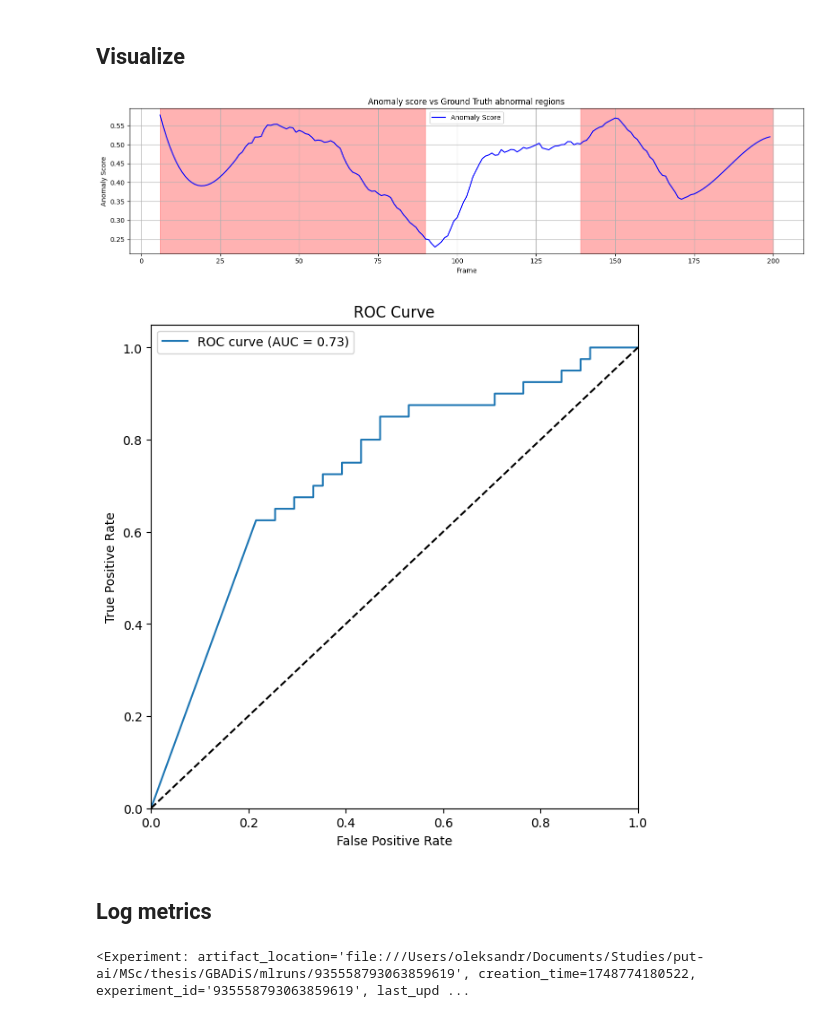
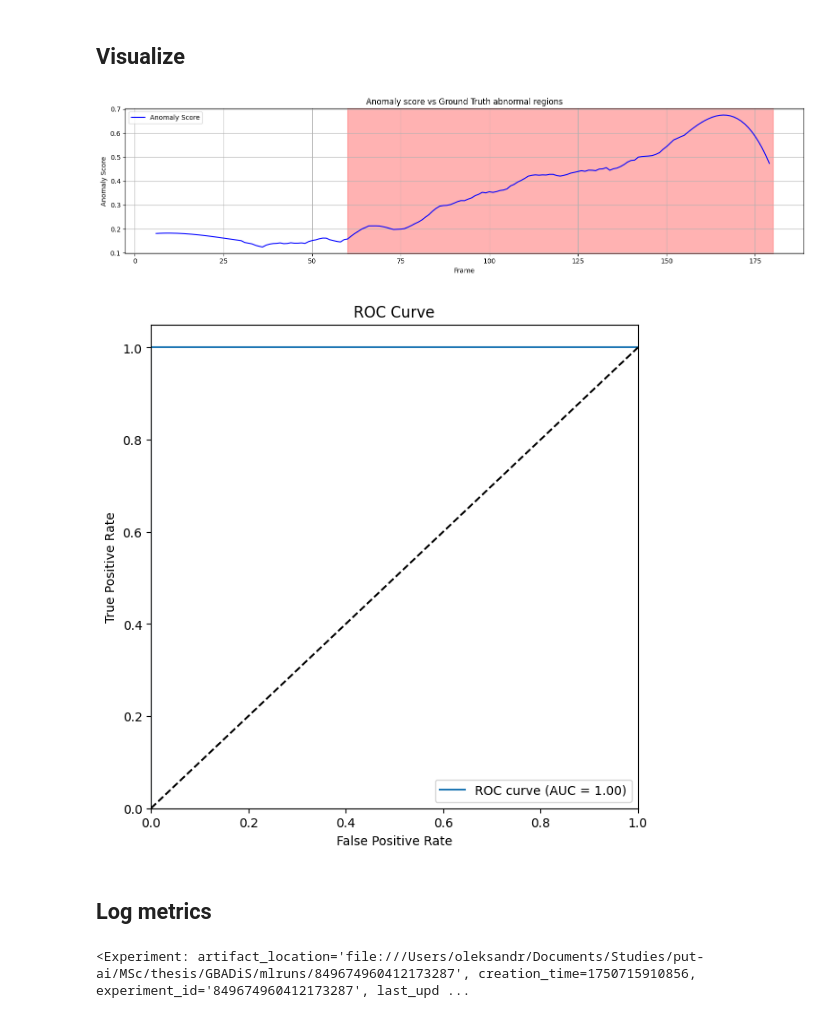
Before and after one commit to alessandro1802/GBADiS, a Jupyter notebook: notebooks/evaluate_KnowledgeHSTGCNN.ipynb, the cells around one changed output. Cells and saved outputs as stored; diff of their text form; code cells hidden in the pictures.

Commit message:
Trained and evaluated KnowledgeHSTGCNN on UCSD Ped2

```diff
--- a/notebooks/evaluate_KnowledgeHSTGCNN.ipynb
+++ b/notebooks/evaluate_KnowledgeHSTGCNN.ipynb
@@ -25,13 +25,13 @@ True
 # Load data
 # %%
 data_path = "../data"
-test_set_base = "UCSD_Anomaly_Dataset.v1p2/UCSDped1/Test/"
-gt_filename = "UCSDped1.m"
+test_set_base = "UCSD_Anomaly_Dataset.v1p2/UCSDped2/Test/"
+gt_filename = "UCSDped2.m"
 # %% [markdown]
 ## Load labels
 # %%
 gt_path = os.path.join(data_path, test_set_base, gt_filename)
-video_lens = [200] * 36
+video_lens = [180, 180, 150, 180, 150, 180, 180, 180, 120, 150, 180, 180]
 labels = load_UCSD_labels(gt_path, video_lens)  # [n_videos, video_len]
 # %% [markdown]
 ## Load test set
@@ -53,7 +53,7 @@ test_set = DataLoader(
 # %% [markdown]
 ## Make predictions
 # %%
-checkpoint_path = "../checkpoints/UCSD_Ped1/KnowledgeHSTGCNN_v400-epoch_06.ckpt"
+checkpoint_path = "../checkpoints/UCSD_Ped2/KnowledgeHSTGCNN_v400-epoch_19.ckpt"
 DEVICE = "mps"
 
 model = KnowledgeHSTGCNN.load_from_checkpoint(checkpoint_path)
@@ -132,28 +132,28 @@ for i in range(len(extracted_labels)):
 # %% [markdown]
 ## Visualize
 # %%
-i = 4
+i = 0
 window_size = 50
 polynomial_order = 3
 scores_curve = savgol_filter(normalized_scores[i][..., 0], window_size, polynomial_order)
 anomaly_score_figure = plot_anomaly_scores(extracted_labels[i], scores_curve)
 # %% [output]
-[figure, old version]
+[figure, new version]
 # %%
 roc_curve_fig, roc_auc = plot_roc_curve(np.concatenate(reduced_labels), np.concatenate(reduced_preds))
 # %% [output]
-[figure, old version]
+[figure, new version]
 # %% [markdown]
 ## Log metrics
 # %%
 client = MlflowClient()
 
-experiment_name = "HSTGCNN_UCSD_Ped1"
-run_id = "257068475c244dfca4c11b0d2b4e4103"
+experiment_name = "HSTGCNN_UCSD_Ped2"
+run_id = "ed2c307ccb85439a92de41826eea9c68"
 
 mlflow.set_experiment(experiment_name)
 # %% [output]
-<Experiment: artifact_location='file:///Users/oleksandr/Documents/Studies/put-ai/MSc/thesis/GBADiS/mlruns/935558793063859619', creation_time=1748774180522, experiment_id='935558793063859619', last_upd ...
+<Experiment: artifact_location='file:///Users/oleksandr/Documents/Studies/put-ai/MSc/thesis/GBADiS/mlruns/849674960412173287', creation_time=1750715910856, experiment_id='849674960412173287', last_upd ...
 # %%
 client.log_figure(run_id, anomaly_score_figure, "figures/anomaly_score_graph.png")
 # %%
```
Also changed, not shown: 32 other files.
